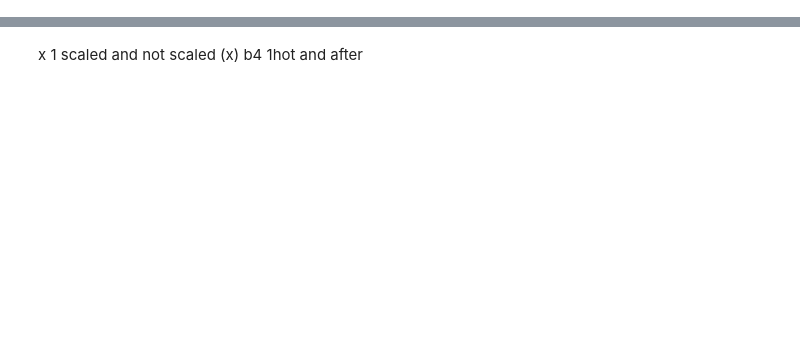
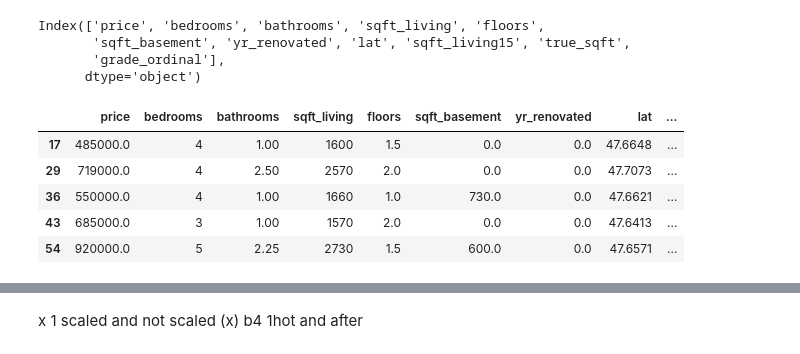
Before and after one commit to axoaxonic/green-housing-dev-analysis-project, a Jupyter notebook: development-notebooks/1book.ipynb, the cells around one changed output, grey strips where cells are left out. Saved outputs shown, nothing was run; the diff lists cells and outputs as text; code cells hidden in the pictures; blank space fills up the shorter version.

```diff
--- a/development-notebooks/1book.ipynb
+++ b/development-notebooks/1book.ipynb
@@ -67,5 +112,19 @@ zip_home_size.corr()
 # %%
-zip_new_columns = zip_home_size.drop(columns=['zipcode','grade','price_per_sqft','sqft_lot15','sqft_lot'], axis=1)
+zip_new_columns = zip_home_size.drop(columns=['zipcode','grade','price_per_sqft','sqft_lot15','sqft_lot','sqft_above'], axis=1)
 # zip_new_columns.reset_index(inplace=True, drop=True)
 zip_new_columns.columns
+# %% [output]
+Index(['price', 'bedrooms', 'bathrooms', 'sqft_living', 'floors',
+       'sqft_basement', 'yr_renovated', 'lat', 'sqft_living15', 'true_sqft',
+       'grade_ordinal'],
+      dtype='object')
+# %%
+zip_new_columns.head()
+# %% [output]
+|  | price | bedrooms | bathrooms | sqft_living | floors | sqft_basement | yr_renovated | lat | ... |
+| 17 | 485000.0 | 4 | 1.00 | 1600 | 1.5 | 0.0 | 0.0 | 47.6648 | ... |
+| 29 | 719000.0 | 4 | 2.50 | 2570 | 2.0 | 0.0 | 0.0 | 47.7073 | ... |
+| 36 | 550000.0 | 4 | 1.00 | 1660 | 1.0 | 730.0 | 0.0 | 47.6621 | ... |
+| 43 | 685000.0 | 3 | 1.00 | 1570 | 2.0 | 0.0 | 0.0 | 47.6413 | ... |
+| 54 | 920000.0 | 5 | 2.25 | 2730 | 1.5 | 600.0 | 0.0 | 47.6571 | ... |
 # %%
```
Also changed, not shown: parts of 20 cells of this notebook.
